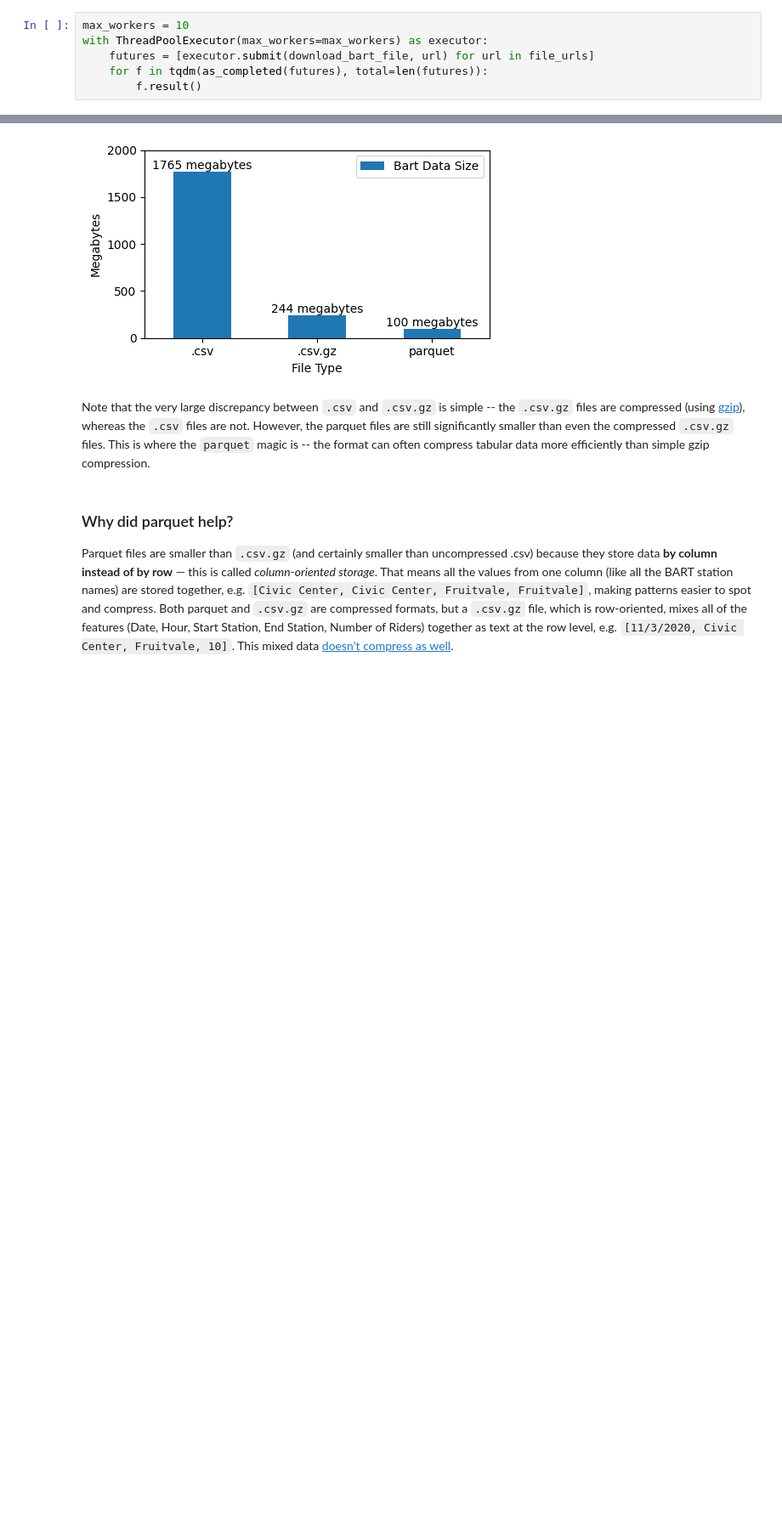
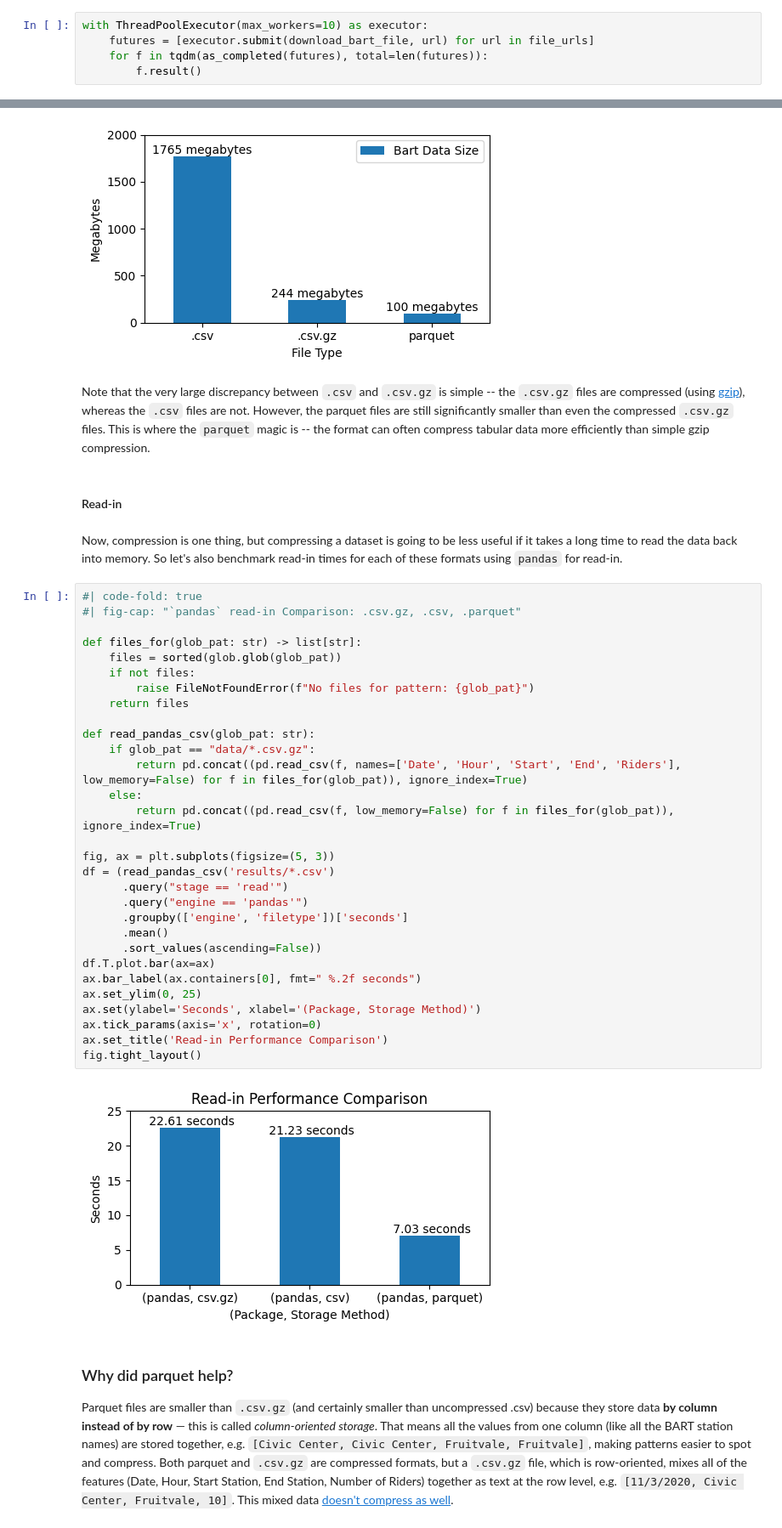
Before and after one commit to peter-amerkhanian/peter-amerkhanian.github.io, a Jupyter notebook: posts/dask-data-io/index.ipynb, the cells around one changed output, grey strips where cells are left out. Shown at 85% size. Saved outputs shown, nothing was run; the diff lists cells and outputs as text; blank space fills up the shorter version.

```diff
--- a/posts/dask-data-io/index.ipynb
+++ b/posts/dask-data-io/index.ipynb
@@ -185,8 +185,7 @@ def download_bart_file(url: str) -> str:
 
 When downloading a series of files via a for-loop, [thread-based parallelism](https://docs.python.org/3/library/threading.html) can speed up the process (more on why in a moment). Thread-based parallelism, or, threading, involves breaking a process into smaller units ([threads](https://en.wikipedia.org/wiki/Thread_(computing))) and running them concurrently on shared memory to complete the larger process faster. To implement a a threaded workflow, I'll use python's `ThreadPoolExecutor`, a high-level library that makes it easy to distribute for-loop iterations across threads. I'll also use `tqdm` to track the download progress.^[Note that the total time for the `tqdm` progress bar will be zero because I'm just re-running the code for demonstration purposes.]
 # %%
-max_workers = 10
-with ThreadPoolExecutor(max_workers=max_workers) as executor:
+with ThreadPoolExecutor(max_workers=10) as executor:
     futures = [executor.submit(download_bart_file, url) for url in file_urls]
     for f in tqdm(as_completed(futures), total=len(futures)):
         f.result()
@@ -548,6 +516,42 @@ fig.savefig('fig1.png', dpi=300)
 [figure]
 # %% [markdown]
 Note that the very large discrepancy between `.csv` and `.csv.gz` is simple -- the `.csv.gz` files are compressed (using [gzip](https://en.wikipedia.org/wiki/Gzip)), whereas the `.csv` files are not. However, the parquet files are still significantly smaller than even the compressed `.csv.gz` files. This is where the `parquet` magic is -- the format can often compress tabular data more efficiently than simple gzip compression.
+# %% [markdown]
+#### Read-in
+# %% [markdown]
+Now, compression is one thing, but compressing a dataset is going to be less useful if it takes a long time to read the data back into memory. So let's also benchmark read-in times for each of these formats using `pandas` for read-in.
+# %%
+#| code-fold: true
+#| fig-cap: "`pandas` read-in Comparison: .csv.gz, .csv, .parquet"
+
+def files_for(glob_pat: str) -> list[str]:
+    files = sorted(glob.glob(glob_pat))
+    if not files:
+        raise FileNotFoundError(f"No files for pattern: {glob_pat}")
+    return files
+
+def read_pandas_csv(glob_pat: str):
+    if glob_pat == "data/*.csv.gz":
+        return pd.concat((pd.read_csv(f, names=['Date', 'Hour', 'Start', 'End', 'Riders'], low_memory=False) for f in files_for(glob_pat)), ignore_index=True)
+    else:
+        return pd.concat((pd.read_csv(f, low_memory=False) for f in files_for(glob_pat)), ignore_index=True)
+
+fig, ax = plt.subplots(figsize=(5, 3))
+df = (read_pandas_csv('results/*.csv')
+      .query("stage == 'read'")
+      .query("engine == 'pandas'")
+      .groupby(['engine', 'filetype'])['seconds']
+      .mean()
+      .sort_values(ascending=False))
+df.T.plot.bar(ax=ax)
+ax.bar_label(ax.containers[0], fmt=" %.2f seconds")
+ax.set_ylim(0, 25)
+ax.set(ylabel='Seconds', xlabel='(Package, Storage Method)')
+ax.tick_params(axis='x', rotation=0)
+ax.set_title('Read-in Performance Comparison')
+fig.tight_layout()
+# %% [output]
+[figure, added]
 # %% [markdown]
 ### Why did parquet help?
 
```
Also changed, not shown: parts of 41 cells of this notebook, 1 other file.
